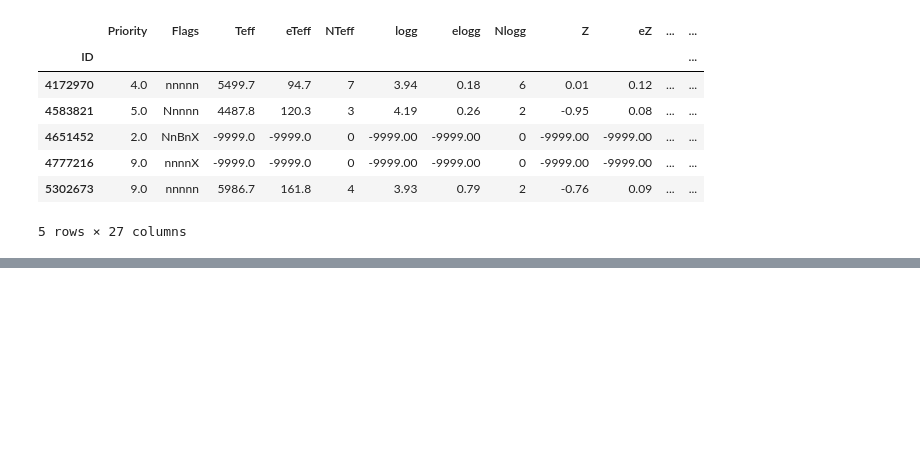
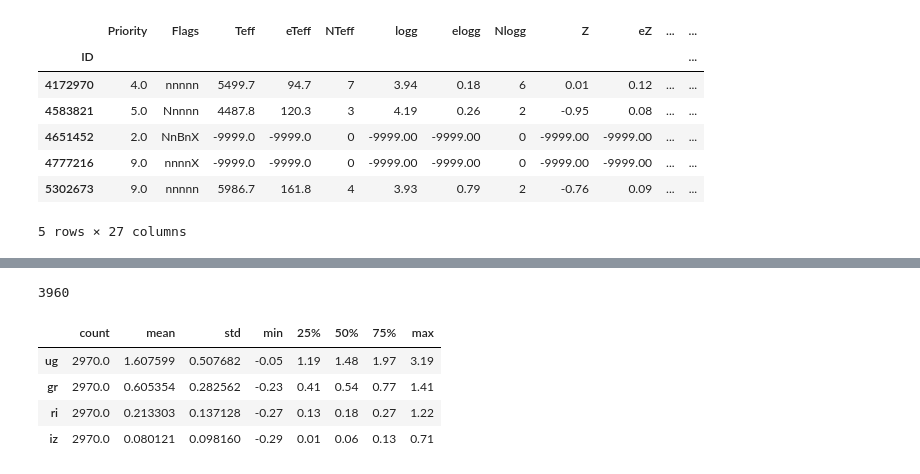
Before and after one commit to jsv1206/ast596_final, a Jupyter notebook: sreevani.ipynb, the cells around one changed output, grey strips where cells are left out. Saved outputs shown, nothing was run; the diff lists cells and outputs as text; code cells hidden in the pictures; blank space fills up the shorter version.

```diff
--- a/sreevani.ipynb
+++ b/sreevani.ipynb
@@ -37,0 +43,23 @@ df.head()
+# %%
+df_nonan = df[df['Teff'] != -9999.0]
+# %%
+len(df_nonan)
+# %% [output]
+3960
+# %%
+df_Y = df_nonan['Teff']
+# %%
+#Using just photometry and no light curve information
+df_X = df_nonan[['ug','gr','ri','iz']]
+# %%
+train_X, test_X, train_y, test_y = train_test_split(df_X, df_Y, random_state=1, test_size=0.25)
+# %%
+train_stats = train_X.describe()
+train_stats = train_stats.transpose()
+train_stats
+# %% [output]
+|  | count | mean | std | min | 25% | 50% | 75% | max |
+| ug | 2970.0 | 1.607599 | 0.507682 | -0.05 | 1.19 | 1.48 | 1.97 | 3.19 |
+| gr | 2970.0 | 0.605354 | 0.282562 | -0.23 | 0.41 | 0.54 | 0.77 | 1.41 |
+| ri | 2970.0 | 0.213303 | 0.137128 | -0.27 | 0.13 | 0.18 | 0.27 | 1.22 |
+| iz | 2970.0 | 0.080121 | 0.098160 | -0.29 | 0.01 | 0.06 | 0.13 | 0.71 |
```
Also changed, not shown: parts of 13 cells of this notebook.
